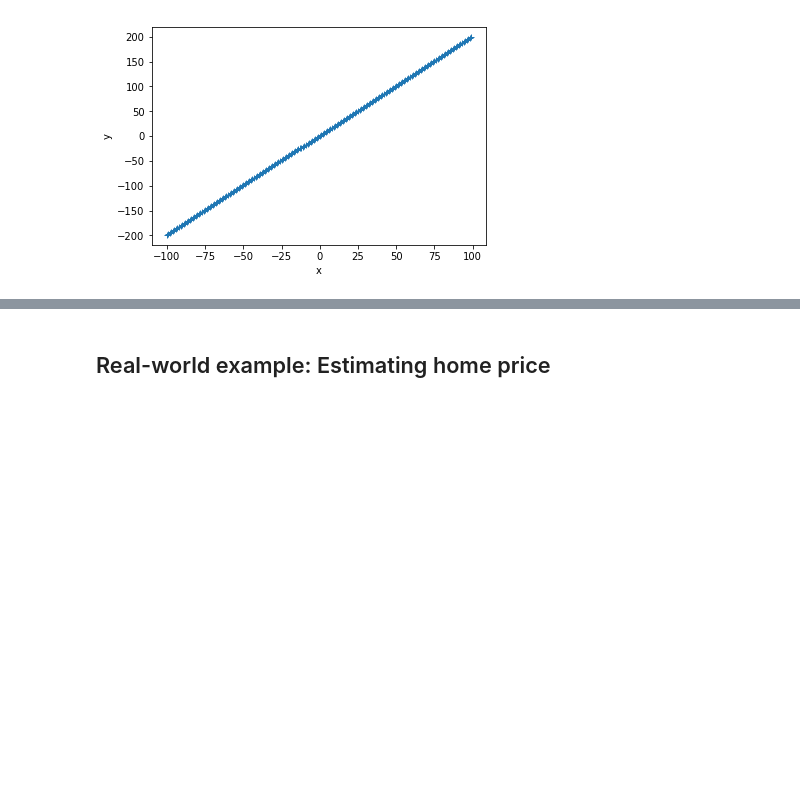
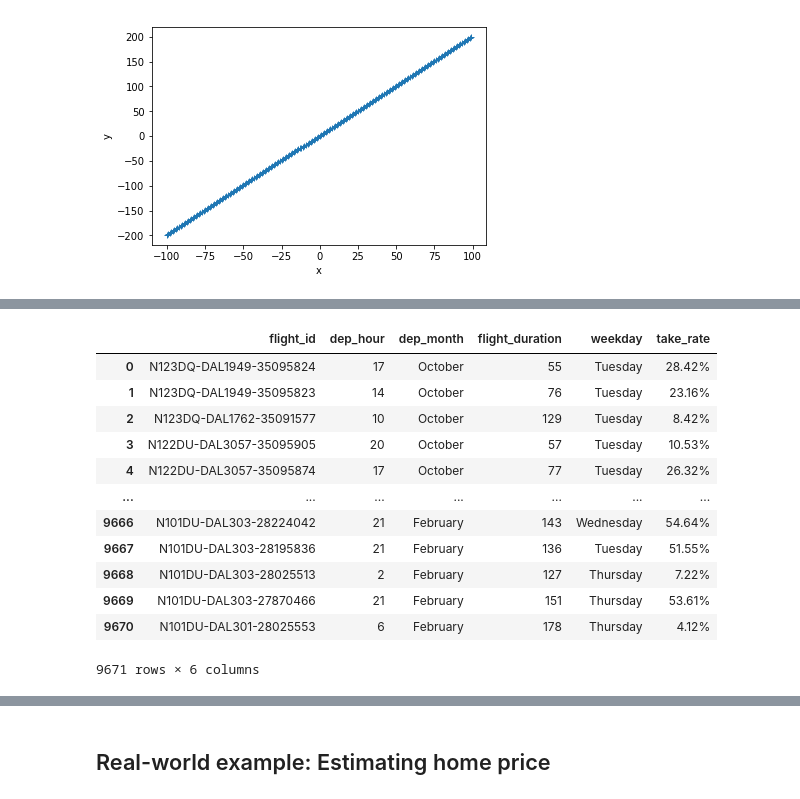
Before and after one commit to muell149/data_analysis2020, a Jupyter notebook: session2/session2.ipynb, the cells around one changed output, grey strips where cells are left out. Drawn from its saved outputs; the diff is of its cells as text; code cells hidden in the pictures; blank space fills up the shorter version.

Commit message:
session2 notebook and toy data

```diff
--- a/session2/session2.ipynb
+++ b/session2/session2.ipynb
@@ -111,0 +209,4 @@ plt.show()
+# %%
+#load data
+a220_data = pd.read_csv('a220s_takerate_data.csv')
+a220_data.info()
@@ -111,0 +227,25 @@ plt.show()
+# %%
+#let's rename the columns and replace the spaces with underscores and move everything to lower case
+a220_data.rename(columns={"Flight ID": "flight_id"
+                   ,"Hour of Departure Datetime": "dep_hour"
+                  ,"Month of Departure Datetime":"dep_month"
+                   ,"VTP Ku Total Service Duration":"flight_duration"
+                   ,"Weekday of Departure Datetime":"weekday"
+                   ,"Take Rate":"take_rate"
+                  },inplace=True)
+# %%
+a220_data
+# %% [output]
+|  | flight_id | dep_hour | dep_month | flight_duration | weekday | take_rate |
+| 0 | N123DQ-DAL1949-35095824 | 17 | October | 55 | Tuesday | 28.42% |
+| 1 | N123DQ-DAL1949-35095823 | 14 | October | 76 | Tuesday | 23.16% |
+| 2 | N123DQ-DAL1762-35091577 | 10 | October | 129 | Tuesday | 8.42% |
+| 3 | N122DU-DAL3057-35095905 | 20 | October | 57 | Tuesday | 10.53% |
+| 4 | N122DU-DAL3057-35095874 | 17 | October | 77 | Tuesday | 26.32% |
+| ... | ... | ... | ... | ... | ... | ... |
+| 9666 | N101DU-DAL303-28224042 | 21 | February | 143 | Wednesday | 54.64% |
+| 9667 | N101DU-DAL303-28195836 | 21 | February | 136 | Tuesday | 51.55% |
+| 9668 | N101DU-DAL303-28025513 | 2 | February | 127 | Thursday | 7.22% |
+| 9669 | N101DU-DAL303-27870466 | 21 | February | 151 | Thursday | 53.61% |
+| 9670 | N101DU-DAL301-28025553 | 6 | February | 178 | Thursday | 4.12% |
+9671 rows × 6 columns
```
Also changed, not shown: parts of 18 cells of this notebook, 1 other file.
